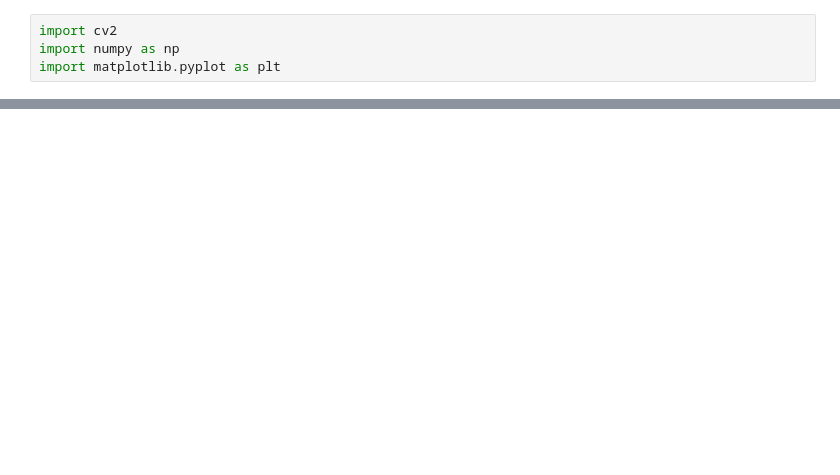
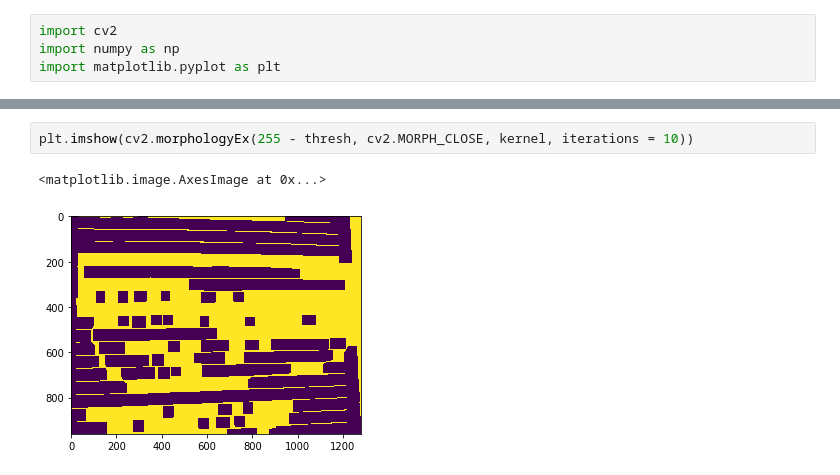
Before and after one commit to tobiasveiga/scc0251_final_project, a Jupyter notebook: scripts/Untitled.ipynb, the cells around one changed output, grey strips where cells are left out. Saved outputs shown, nothing was run; the diff lists cells and outputs as text; blank space fills up the shorter version.

```diff
--- a/scripts/Untitled.ipynb
+++ b/scripts/Untitled.ipynb
@@ -83,0 +90,5 @@ cv2.destroyAllWindows()
+# %%
+plt.imshow(cv2.morphologyEx(255 - thresh, cv2.MORPH_CLOSE, kernel, iterations = 10))
+# %% [output]
+<matplotlib.image.AxesImage at 0x...>
+[figure, added]
```
Also changed, not shown: parts of 4 cells of this notebook.
